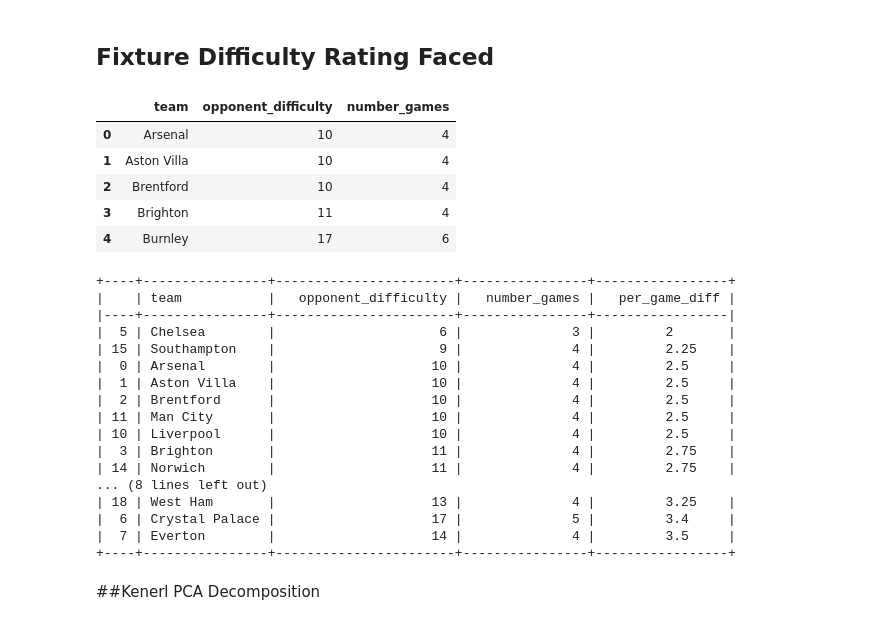
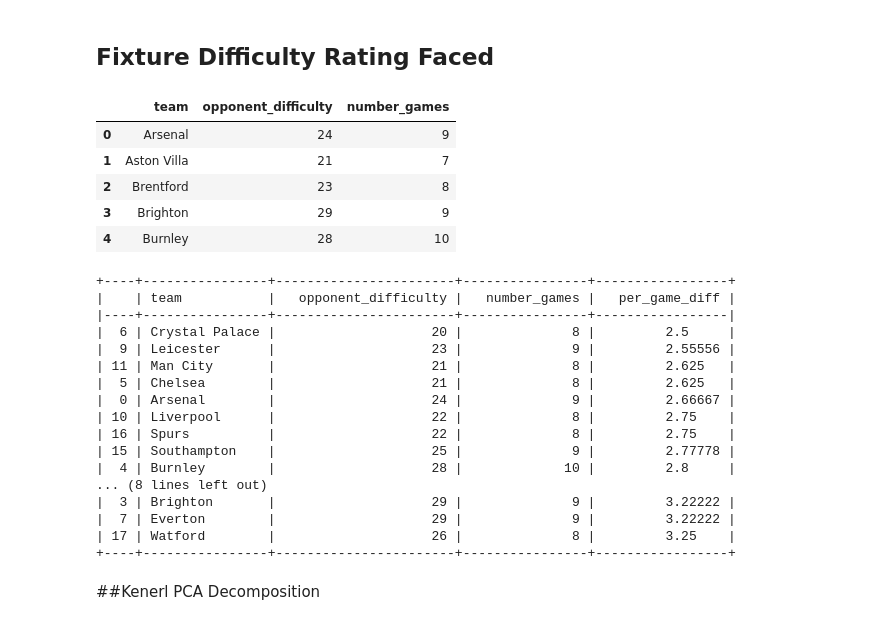
Before and after one commit to SitwalaM/fpl, a Jupyter notebook: notebooks/fpl_eda.ipynb, the cells around one changed output. Cells and saved outputs as stored; diff of their text form; code cells hidden in the pictures.

```diff
--- a/notebooks/fpl_eda.ipynb
+++ b/notebooks/fpl_eda.ipynb
@@ -167,17 +167,17 @@ plt.savefig("../images/volatility.png")
 # %%
 # use the difficulty methods to get opponent difficulty for next four fixtures
 from difficulty import team_difficulty
 gameweek = get_current_gameweek()
-diff_df = team_difficulty(gameweek+1,gameweek+4)
+diff_df = team_difficulty(gameweek+1,gameweek+8)
 diff_df = diff_df["totals"]
 diff_df.head()
 # %% [output]
 |  | team | opponent_difficulty | number_games |
-| 0 | Arsenal | 10 | 4 |
-| 1 | Aston Villa | 10 | 4 |
-| 2 | Brentford | 10 | 4 |
-| 3 | Brighton | 11 | 4 |
-| 4 | Burnley | 17 | 6 |
+| 0 | Arsenal | 24 | 9 |
+| 1 | Aston Villa | 21 | 7 |
+| 2 | Brentford | 23 | 8 |
+| 3 | Brighton | 29 | 9 |
+| 4 | Burnley | 28 | 10 |
 # %%
 # add a per game column because of teams blanking (lesss fixtures)
 diff_df["per_game_diff"] = diff_df.opponent_difficulty/diff_df.number_games
@@ -189,19 +189,19 @@ print(tabulate(diff_df, headers='keys', tablefmt='psql'))
 +----+----------------+-----------------------+----------------+-----------------+
 |    | team           |   opponent_difficulty |   number_games |   per_game_diff |
 |----+----------------+-----------------------+----------------+-----------------|
-|  5 | Chelsea        |                     6 |              3 |         2       |
-| 15 | Southampton    |                     9 |              4 |         2.25    |
-|  0 | Arsenal        |                    10 |              4 |         2.5     |
-|  1 | Aston Villa    |                    10 |              4 |         2.5     |
-|  2 | Brentford      |                    10 |              4 |         2.5     |
-| 11 | Man City       |                    10 |              4 |         2.5     |
-| 10 | Liverpool      |                    10 |              4 |         2.5     |
-|  3 | Brighton       |                    11 |              4 |         2.75    |
-| 14 | Norwich        |                    11 |              4 |         2.75    |
+|  6 | Crystal Palace |                    20 |              8 |         2.5     |
+|  9 | Leicester      |                    23 |              9 |         2.55556 |
+| 11 | Man City       |                    21 |              8 |         2.625   |
+|  5 | Chelsea        |                    21 |              8 |         2.625   |
+|  0 | Arsenal        |                    24 |              9 |         2.66667 |
+| 10 | Liverpool      |                    22 |              8 |         2.75    |
+| 16 | Spurs          |                    22 |              8 |         2.75    |
+| 15 | Southampton    |                    25 |              9 |         2.77778 |
+|  4 | Burnley        |                    28 |             10 |         2.8     |
 ... (8 lines left out)
-| 18 | West Ham       |                    13 |              4 |         3.25    |
-|  6 | Crystal Palace |                    17 |              5 |         3.4     |
-|  7 | Everton        |                    14 |              4 |         3.5     |
+|  3 | Brighton       |                    29 |              9 |         3.22222 |
+|  7 | Everton        |                    29 |              9 |         3.22222 |
+| 17 | Watford        |                    26 |              8 |         3.25    |
 +----+----------------+-----------------------+----------------+-----------------+
 # %% [markdown]
 ##Kenerl PCA Decomposition
```
Also changed, not shown: parts of 14 cells of this notebook.
